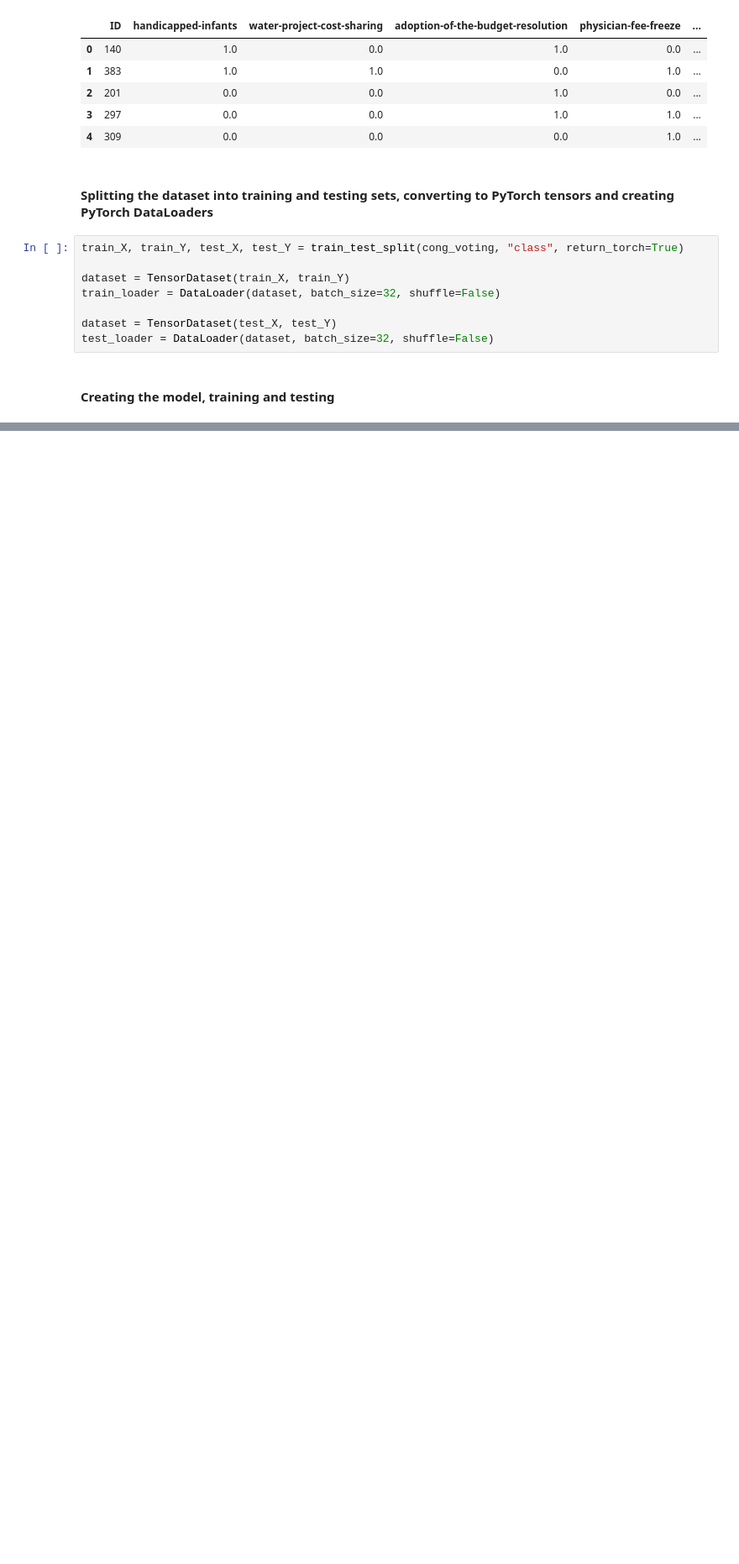
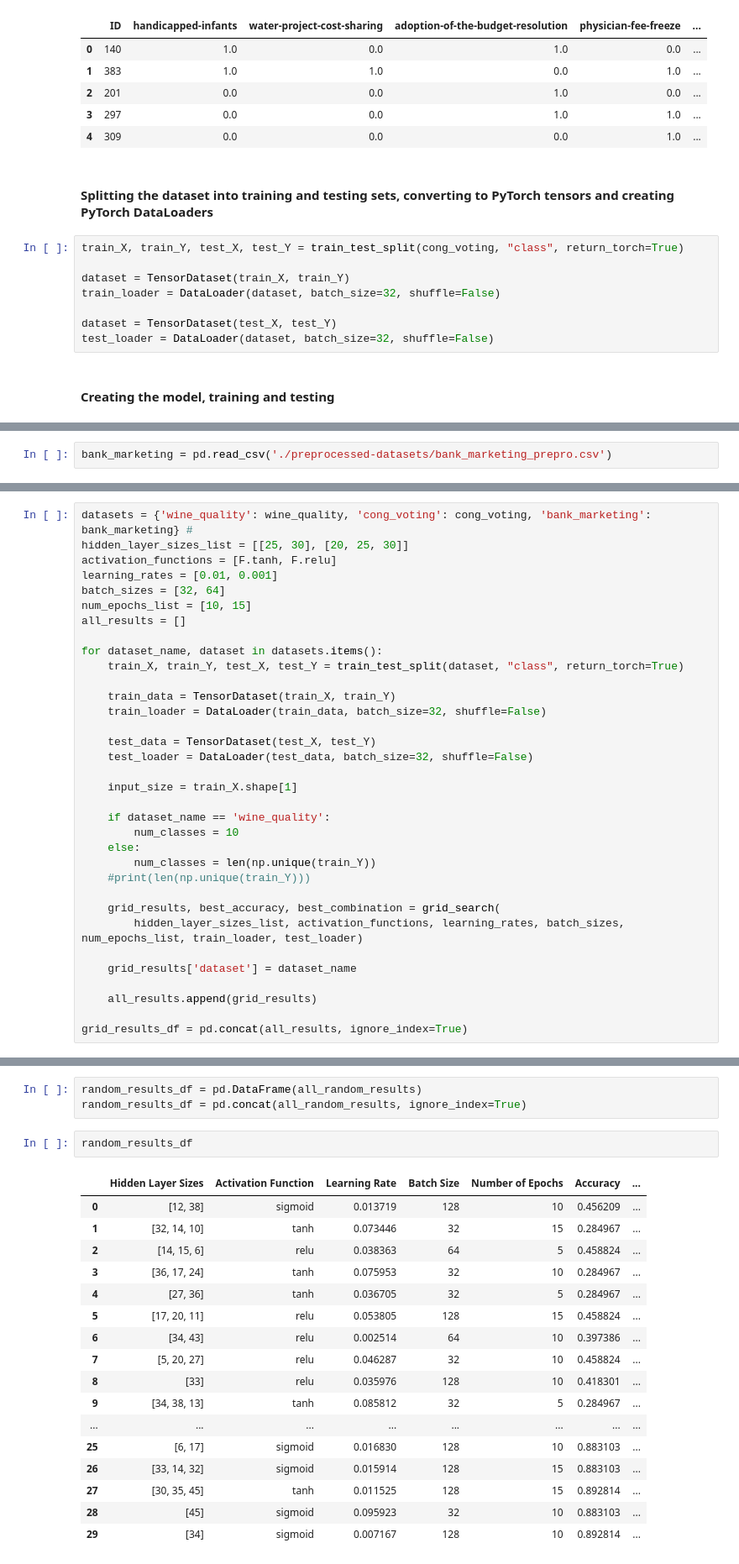
Before and after one commit to izsom/MachineLearning23ws, a Jupyter notebook: Exercise2/nn_implementation.ipynb, the cells around one changed output, grey strips where cells are left out. Shown at 84% size. Drawn from its saved outputs; the diff is of its cells as text; blank space fills up the shorter version.

Commit message:
Added grid search and random search

```diff
--- a/Exercise2/nn_implementation.ipynb
+++ b/Exercise2/nn_implementation.ipynb
@@ -242,0 +579,2 @@ Accuracy on test set: 0.8604651093482971
+# %%
+bank_marketing = pd.read_csv('./preprocessed-datasets/bank_marketing_prepro.csv')
@@ -242,0 +658,34 @@ Accuracy on test set: 0.8604651093482971
+# %%
+datasets = {'wine_quality': wine_quality, 'cong_voting': cong_voting, 'bank_marketing': bank_marketing} #
+hidden_layer_sizes_list = [[25, 30], [20, 25, 30]]
+activation_functions = [F.tanh, F.relu]
+learning_rates = [0.01, 0.001]
+batch_sizes = [32, 64]
+num_epochs_list = [10, 15]
+all_results = []
+
+for dataset_name, dataset in datasets.items():
+    train_X, train_Y, test_X, test_Y = train_test_split(dataset, "class", return_torch=True)
+
+    train_data = TensorDataset(train_X, train_Y)
+    train_loader = DataLoader(train_data, batch_size=32, shuffle=False)
+
+    test_data = TensorDataset(test_X, test_Y)
+    test_loader = DataLoader(test_data, batch_size=32, shuffle=False)
+
+    input_size = train_X.shape[1]
+
+    if dataset_name == 'wine_quality':
+        num_classes = 10
+    else:
+        num_classes = len(np.unique(train_Y))
+    #print(len(np.unique(train_Y)))
+
+    grid_results, best_accuracy, best_combination = grid_search(
+        hidden_layer_sizes_list, activation_functions, learning_rates, batch_sizes, num_epochs_list, train_loader, test_loader)
+
+    grid_results['dataset'] = dataset_name
+
+    all_results.append(grid_results)
+
+grid_results_df = pd.concat(all_results, ignore_index=True)
@@ -242,0 +794,23 @@ Accuracy on test set: 0.8604651093482971
+# %%
+random_results_df = pd.DataFrame(all_random_results)
+random_results_df = pd.concat(all_random_results, ignore_index=True)
+# %%
+random_results_df
+# %% [output]
+|  | Hidden Layer Sizes | Activation Function | Learning Rate | Batch Size | Number of Epochs | Accuracy | ... |
+| 0 | [12, 38] | sigmoid | 0.013719 | 128 | 10 | 0.456209 | ... |
+| 1 | [32, 14, 10] | tanh | 0.073446 | 32 | 15 | 0.284967 | ... |
+| 2 | [14, 15, 6] | relu | 0.038363 | 64 | 5 | 0.458824 | ... |
+| 3 | [36, 17, 24] | tanh | 0.075953 | 32 | 10 | 0.284967 | ... |
+| 4 | [27, 36] | tanh | 0.036705 | 32 | 5 | 0.284967 | ... |
+| 5 | [17, 20, 11] | relu | 0.053805 | 128 | 15 | 0.458824 | ... |
+| 6 | [34, 43] | relu | 0.002514 | 64 | 10 | 0.397386 | ... |
+| 7 | [5, 20, 27] | relu | 0.046287 | 32 | 10 | 0.458824 | ... |
+| 8 | [33] | relu | 0.035976 | 128 | 10 | 0.418301 | ... |
+| 9 | [34, 38, 13] | tanh | 0.085812 | 32 | 5 | 0.284967 | ... |
+| ... | ... | ... | ... | ... | ... | ... | ... |
+| 25 | [6, 17] | sigmoid | 0.016830 | 128 | 10 | 0.883103 | ... |
+| 26 | [33, 14, 32] | sigmoid | 0.015914 | 128 | 15 | 0.883103 | ... |
+| 27 | [30, 35, 45] | tanh | 0.011525 | 128 | 15 | 0.892814 | ... |
+| 28 | [45] | sigmoid | 0.095923 | 32 | 10 | 0.883103 | ... |
+| 29 | [34] | sigmoid | 0.007167 | 128 | 10 | 0.892814 | ... |
```
Also changed, not shown: parts of 31 cells of this notebook.
